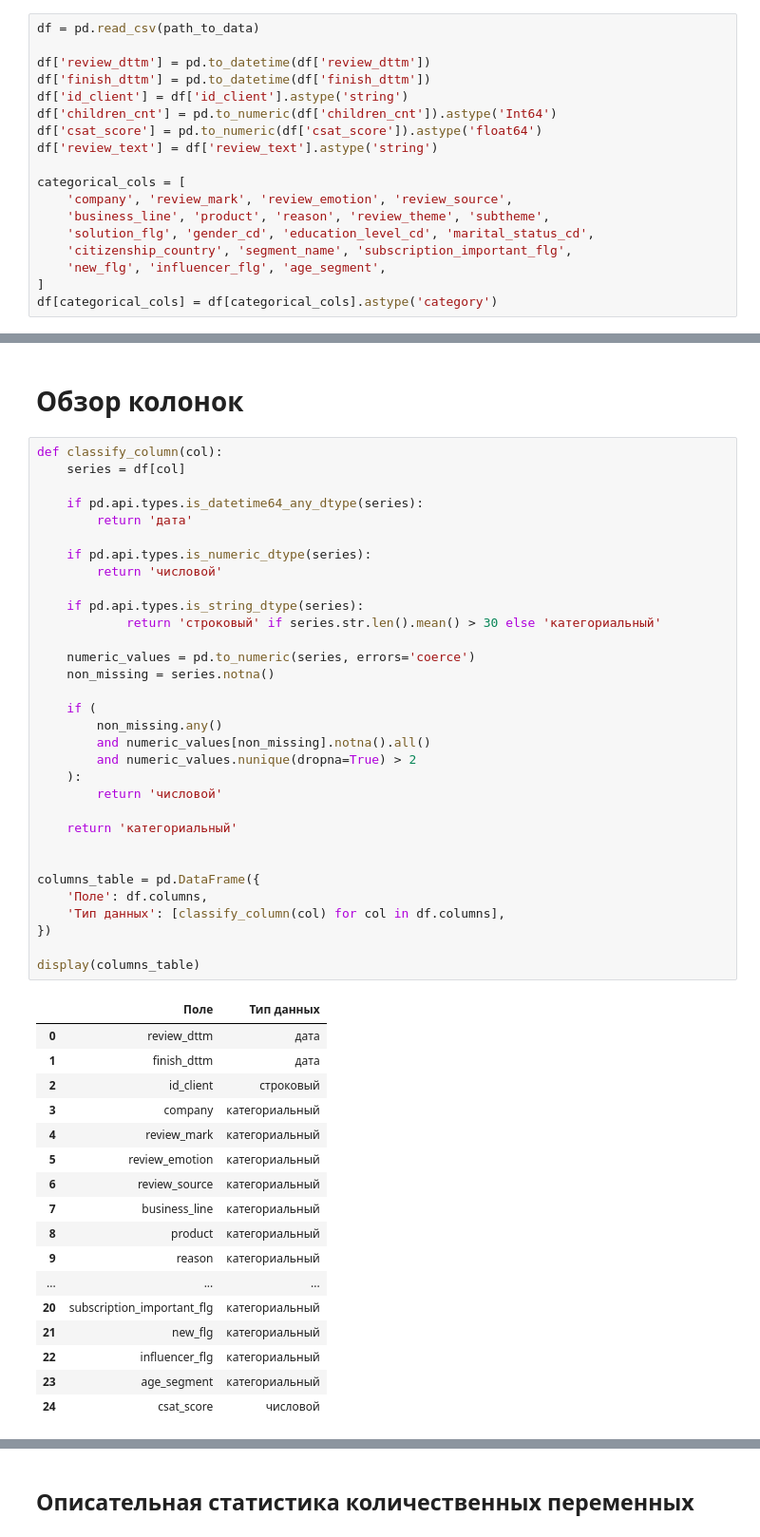
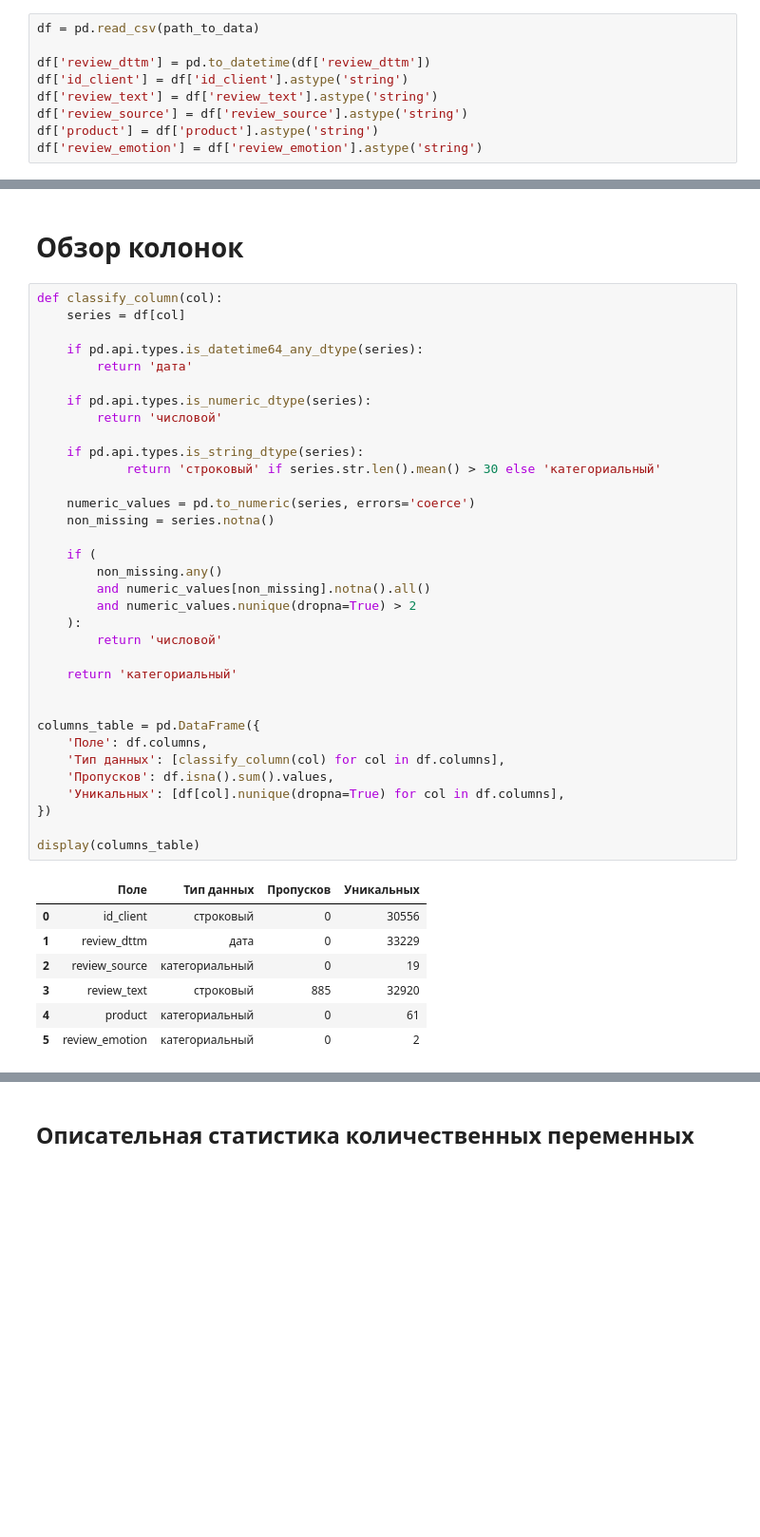
Before and after one commit to NuAsuka/bank-customer-satisfaction-ml-system, a Jupyter notebook: notebooks/01_eda.ipynb, the cells around one changed output, grey strips where cells are left out. Shown at 95% size. Cells and saved outputs as stored; diff of their text form; blank space fills up the shorter version.

```diff
--- a/notebooks/01_eda.ipynb
+++ b/notebooks/01_eda.ipynb
@@ -14,20 +17,11 @@ path_to_data = project_root / 'data' / 'incoming' / 'history.csv'
 df = pd.read_csv(path_to_data)
 
 df['review_dttm'] = pd.to_datetime(df['review_dttm'])
-df['finish_dttm'] = pd.to_datetime(df['finish_dttm'])
 df['id_client'] = df['id_client'].astype('string')
-df['children_cnt'] = pd.to_numeric(df['children_cnt']).astype('Int64')
-df['csat_score'] = pd.to_numeric(df['csat_score']).astype('float64')
 df['review_text'] = df['review_text'].astype('string')
-
-categorical_cols = [
-    'company', 'review_mark', 'review_emotion', 'review_source',
-    'business_line', 'product', 'reason', 'review_theme', 'subtheme',
-    'solution_flg', 'gender_cd', 'education_level_cd', 'marital_status_cd',
-    'citizenship_country', 'segment_name', 'subscription_important_flg',
-    'new_flg', 'influencer_flg', 'age_segment',
-]
-df[categorical_cols] = df[categorical_cols].astype('category')
+df['review_source'] = df['review_source'].astype('string')
+df['product'] = df['product'].astype('string')
+df['review_emotion'] = df['review_emotion'].astype('string')
 # %% [markdown]
 # Первичный обзор
 # %%
@@ -52,47 +45,39 @@ def classify_column(col):
 
     if pd.api.types.is_datetime64_any_dtype(series):
         return 'дата'
 
     if pd.api.types.is_numeric_dtype(series):
         return 'числовой'
 
     if pd.api.types.is_string_dtype(series):
             return 'строковый' if series.str.len().mean() > 30 else 'категориальный'
 
     numeric_values = pd.to_numeric(series, errors='coerce')
     non_missing = series.notna()
 
     if (
         non_missing.any()
         and numeric_values[non_missing].notna().all()
         and numeric_values.nunique(dropna=True) > 2
     ):
         return 'числовой'
 
     return 'категориальный'
 
 
 columns_table = pd.DataFrame({
     'Поле': df.columns,
     'Тип данных': [classify_column(col) for col in df.columns],
+    'Пропусков': df.isna().sum().values,
+    'Уникальных': [df[col].nunique(dropna=True) for col in df.columns],
 })
 
 display(columns_table)
 # %% [output]
-|  | Поле | Тип данных |
-| 0 | review_dttm | дата |
-| 1 | finish_dttm | дата |
-| 2 | id_client | строковый |
-| 3 | company | категориальный |
-| 4 | review_mark | категориальный |
-| 5 | review_emotion | категориальный |
-| 6 | review_source | категориальный |
-| 7 | business_line | категориальный |
-| 8 | product | категориальный |
-| 9 | reason | категориальный |
-| ... | ... | ... |
-| 20 | subscription_important_flg | категориальный |
-| 21 | new_flg | категориальный |
-| 22 | influencer_flg | категориальный |
-| 23 | age_segment | категориальный |
-| 24 | csat_score | числовой |
+|  | Поле | Тип данных | Пропусков | Уникальных |
+| 0 | id_client | строковый | 0 | 30556 |
+| 1 | review_dttm | дата | 0 | 33229 |
+| 2 | review_source | категориальный | 0 | 19 |
+| 3 | review_text | строковый | 885 | 32920 |
+| 4 | product | категориальный | 0 | 61 |
+| 5 | review_emotion | категориальный | 0 | 2 |
```
Also changed, not shown: parts of 40 cells of this notebook, 3 other files.
